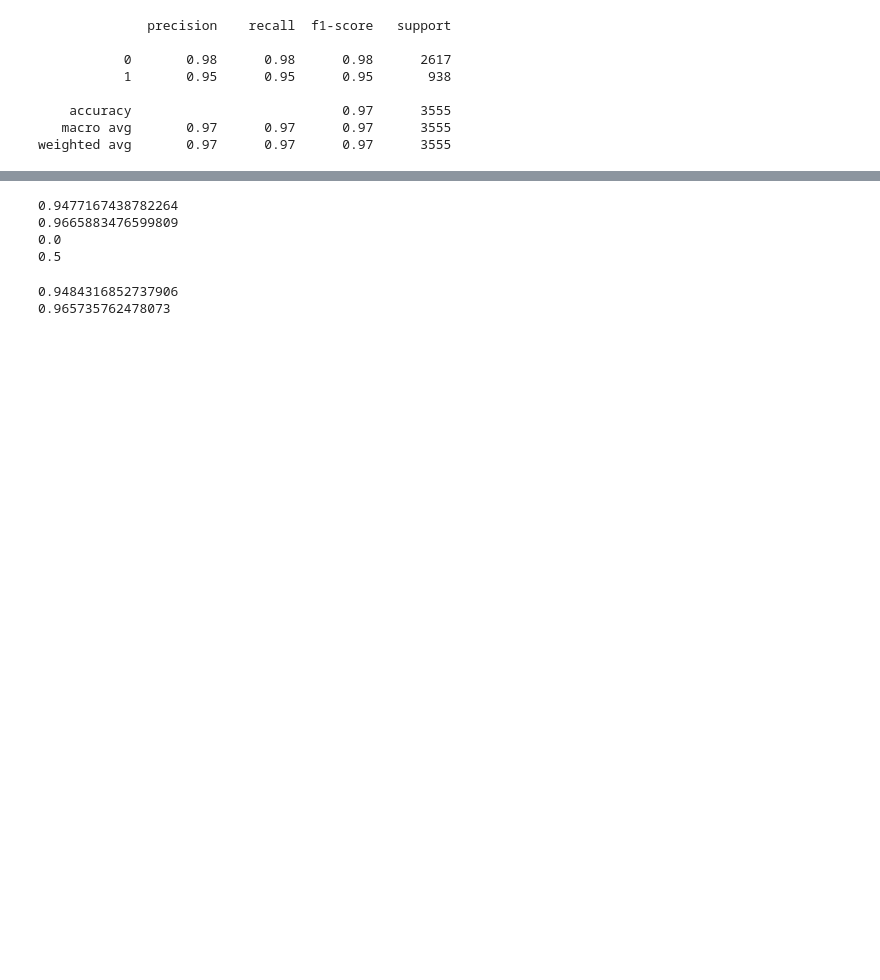
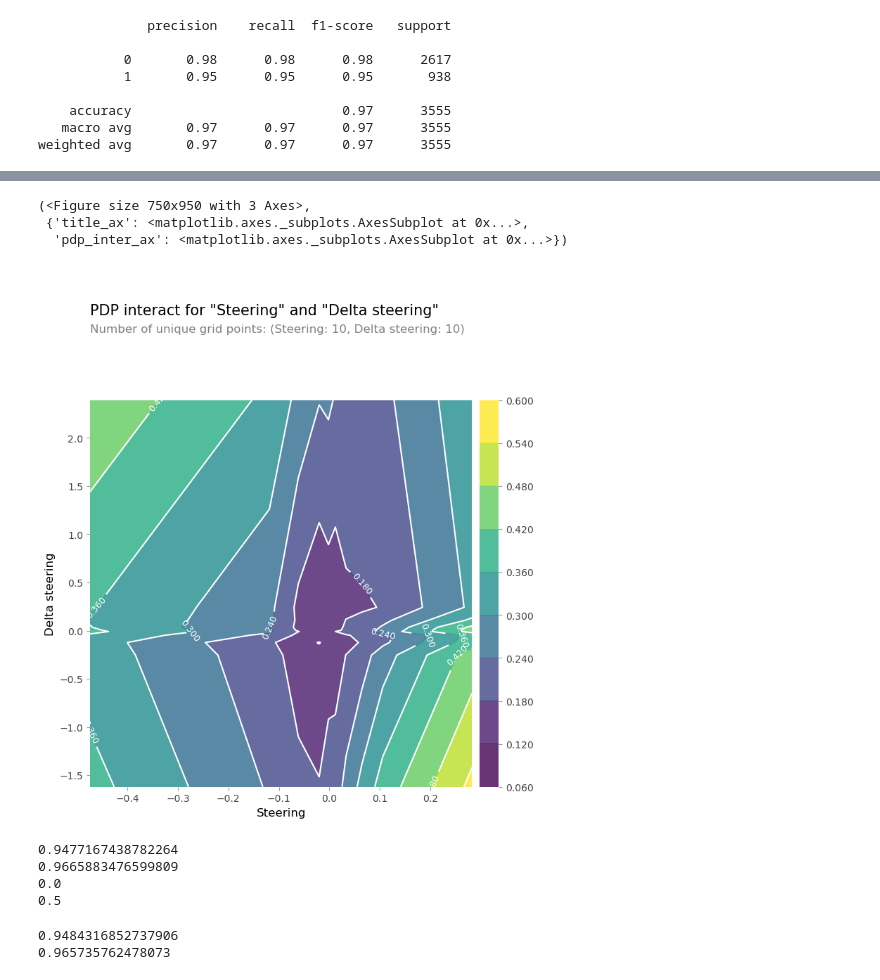
Before and after one commit to Gavintain/first, a Jupyter notebook: csv_analyze.ipynb, the cells around one changed output, grey strips where cells are left out. Cells and saved outputs as stored; diff of their text form; code cells hidden in the pictures; blank space fills up the shorter version.

```diff
--- a/csv_analyze.ipynb
+++ b/csv_analyze.ipynb
@@ -548,3 +534,20 @@ f.close()
+# %%
+from pdpbox.pdp import pdp_interact, pdp_interact_plot
+target_features = ["Steering","Delta steering" ]
+
+interaction = pdp_interact(
+    model=xgbc_result,
+    dataset=X_val_encoded,
+    model_features=X_val_encoded.columns,
+    features=target_features,
+)
+
+pdp_interact_plot(interaction, plot_type="contour", feature_names=target_features)
+# %% [output]
+(<Figure size 750x950 with 3 Axes>,
+ {'title_ax': <matplotlib.axes._subplots.AxesSubplot at 0x...>,
+  'pdp_inter_ax': <matplotlib.axes._subplots.AxesSubplot at 0x...>})
+[figure, added]
 # %%
 print(f1_score(y_val,xgbc_result.predict(X_val_encoded)))
 print(roc_auc_score(y_val,xgbc_result.predict(X_val_encoded)))
```
Also changed, not shown: parts of 12 cells of this notebook.
